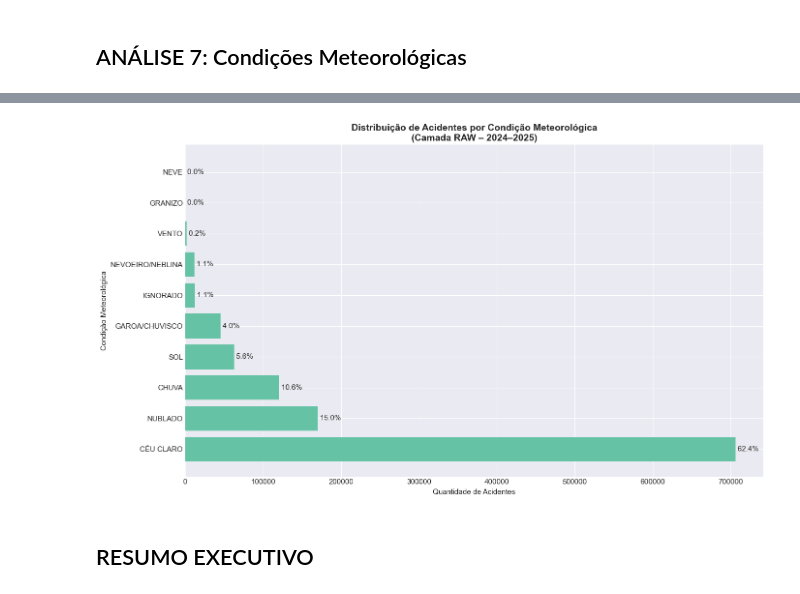
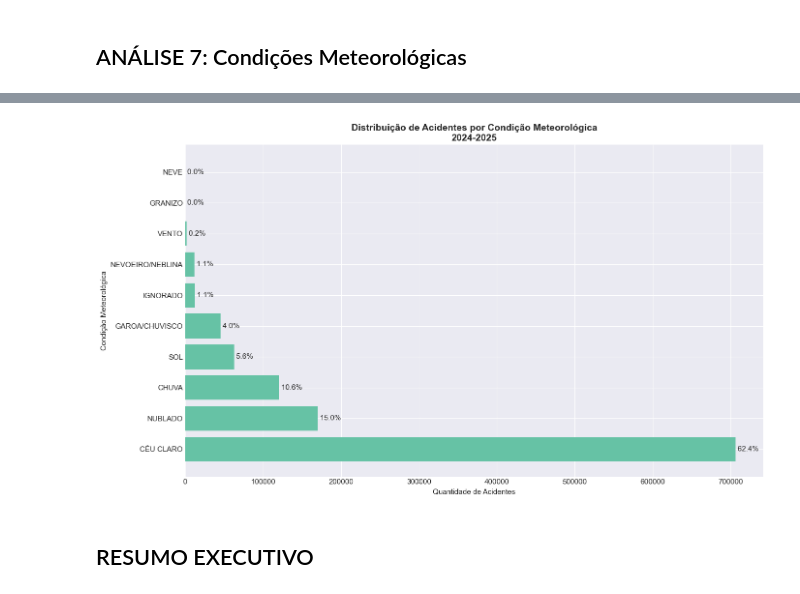
Before and after one commit to MatheussBrant/SBD2-Grupo-19-PRF, a Jupyter notebook: data_layer/raw/analytics_raw.ipynb, the cells around one changed output, grey strips where cells are left out. Drawn from its saved outputs; the diff is of its cells as text; code cells hidden in the pictures.

```diff
--- a/data_layer/raw/analytics_raw.ipynb
+++ b/data_layer/raw/analytics_raw.ipynb
@@ -69,3 +37,8 @@ else:
+# %%
+df['mortos'] = pd.to_numeric(df['mortos'], errors='coerce').fillna(0).astype(int)
+df['feridos_graves'] = pd.to_numeric(df['feridos_graves'], errors='coerce').fillna(0).astype(int)
+df['feridos_leves'] = pd.to_numeric(df['feridos_leves'], errors='coerce').fillna(0).astype(int)
+df['ilesos'] = pd.to_numeric(df['ilesos'], errors='coerce').fillna(0).astype(int)
 # %% [markdown]
 ## Visão Geral do Dataset Consolidado
 # %%
@@ -396,53 +286,27 @@ plt.show()
 # %% [markdown]
 ## ANÁLISE 7: Condições Meteorológicas
 # %%
-# Contagem com tratamento básico
-condicoes = (
-    df['condicao_metereologica']
-    .fillna('NÃO INFORMADO')
-    .str.upper()
-    .value_counts()
-)
+condicoes = df['condicao_metereologica'].fillna('NÃO INFORMADO').str.upper().value_counts()
 
-# DataFrame explícito (mais seguro)
 condicoes_df = pd.DataFrame({
     'Condição Meteorológica': condicoes.index,
-    'Quantidade': condicoes.values
+    'Quantidade': condicoes.values,
+    'Percentual (%)': (condicoes.values / len(df) * 100).round(2)
 })
-
-# Percentual
-condicoes_df['Percentual (%)'] = (
-    condicoes_df['Quantidade'] / len(df) * 100
-).round(2)
 
 display(condicoes_df)
 
-# -------------------------------
-# Gráfico
-# -------------------------------
 plt.figure(figsize=(14, 8))
+bars = plt.barh(condicoes_df['Condição Meteorológica'], condicoes_df['Quantidade'])
 
-bars = plt.barh(
-    condicoes_df['Condição Meteorológica'],
-    condicoes_df['Quantidade']
-)
-
-plt.title(
-    'Distribuição de Acidentes por Condição Meteorológica\n(Camada RAW – 2024–2025)',
-    fontsize=14,
-    fontweight='bold'
-)
+plt.title('Distribuição de Acidentes por Condição Meteorológica\n2024-2025',
+          fontsize=14, fontweight='bold')
 plt.xlabel('Quantidade de Acidentes')
 plt.ylabel('Condição Meteorológica')
 
-# Rótulos percentuais
 for bar, pct in zip(bars, condicoes_df['Percentual (%)']):
-    plt.text(
-        bar.get_width(),
-        bar.get_y() + bar.get_height() / 2,
-        f' {pct:.1f}%',
-        va='center'
-    )
+    plt.text(bar.get_width(), bar.get_y() + bar.get_height() / 2,
+             f' {pct:.1f}%', va='center')
 
 plt.tight_layout()
 plt.show()
@@ -461,3 +325,3 @@ plt.show()
-[figure, old version]
+[figure, new version]
 # %% [markdown]
 ## RESUMO EXECUTIVO
```
Also changed, not shown: parts of 21 cells of this notebook, 1 other file.
